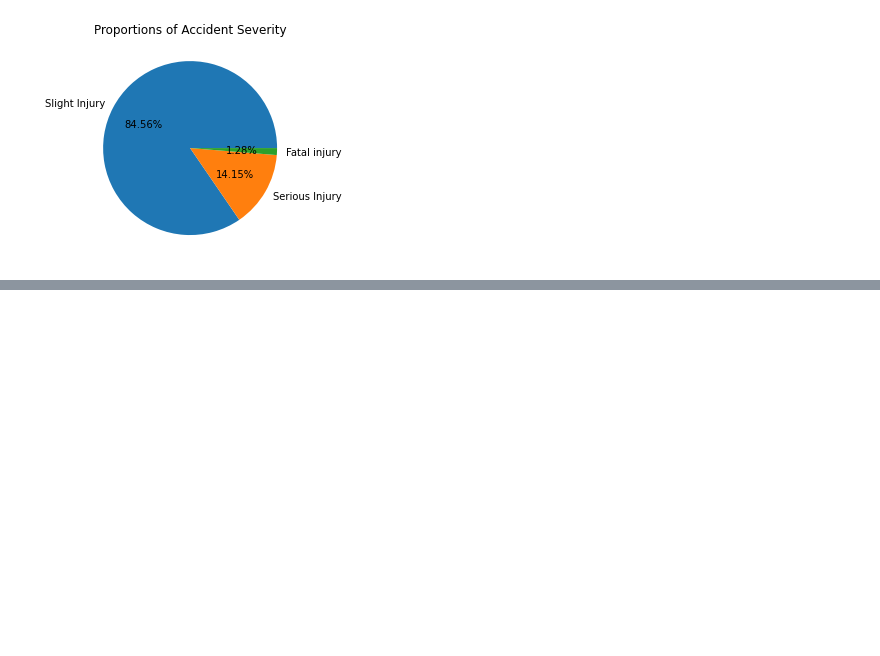
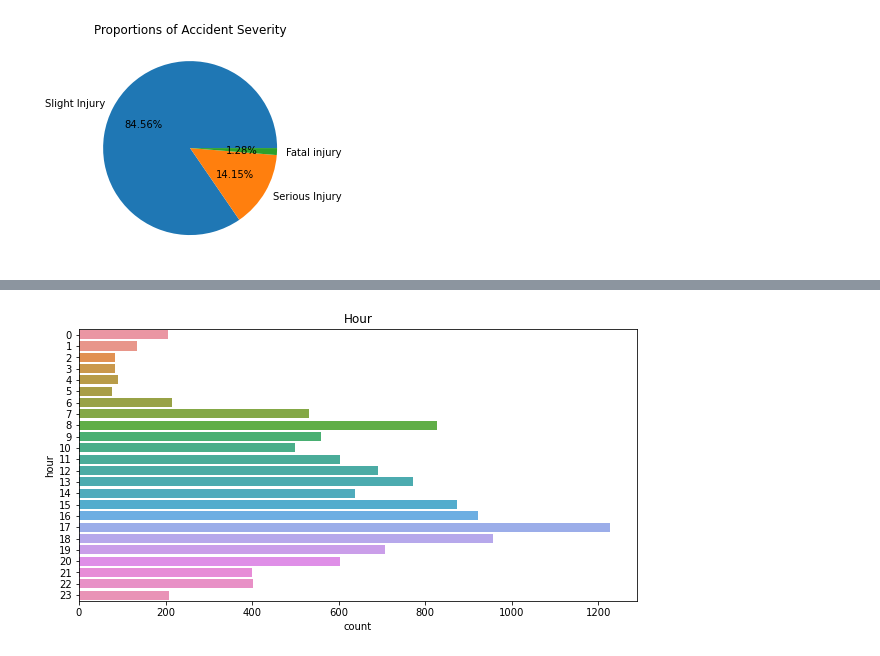
Before and after one commit to LahariBoni/RTA---Road-Accident-Severity, a Jupyter notebook: RTA_Dataset.ipynb, the cells around one changed output, grey strips where cells are left out. Drawn from its saved outputs; the diff is of its cells as text; code cells hidden in the pictures; blank space fills up the shorter version.

```diff
--- a/RTA_Dataset.ipynb
+++ b/RTA_Dataset.ipynb
@@ -336,3 +308,9 @@ plt.title("Proportions of Accident Severity")
 plt.show()
 # %% [output]
 [figure]
+# %%
+data["Time"]=pd.to_datetime(data["Time"])
+# %%
+data['hour']=data["Time"].dt.hour
+data['minutes']=data["Time"].dt.minute
+data.drop("Time",axis=1)
@@ -338,0 +331,7 @@ plt.show()
+# %%
+plt.figure(figsize=(10,5))
+sns.countplot(y=data['hour'])
+plt.title("Hour")
+plt.show()
+# %% [output]
+[figure, added]
```
Also changed, not shown: parts of 5 cells of this notebook.
